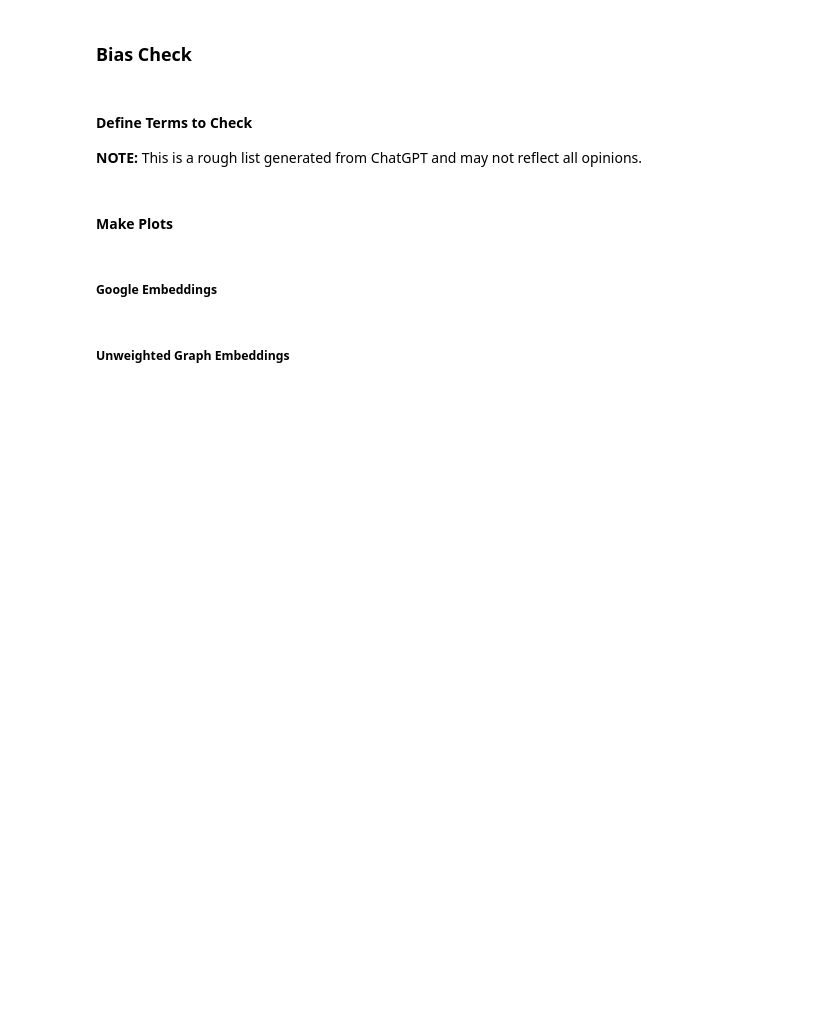
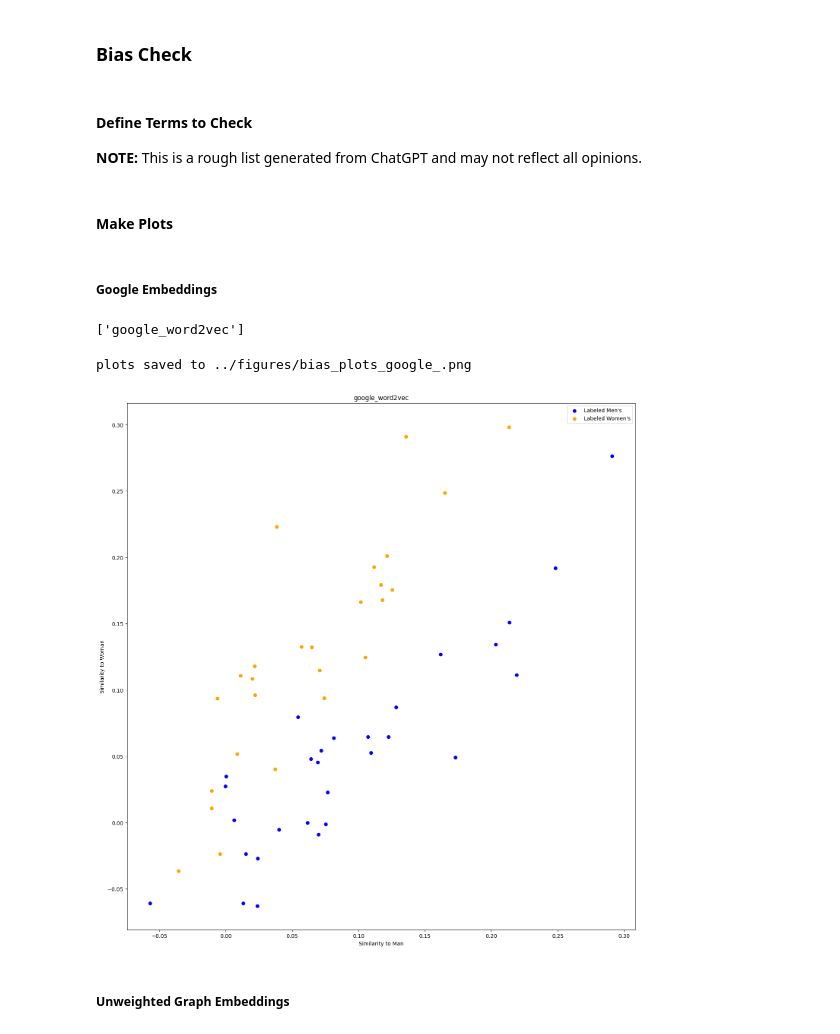
Before and after one commit to n-smith-byu/LING581-Natural-Language-Processing-BYU, a Jupyter notebook: src/GraphAndModelEvaluation.ipynb, the cells around one changed output. Saved outputs shown, nothing was run; the diff lists cells and outputs as text; code cells hidden in the pictures; blank space fills up the shorter version.

Commit message:
Ran Evalutaion Notebook and Produced Plots

```diff
--- a/src/GraphAndModelEvaluation.ipynb
+++ b/src/GraphAndModelEvaluation.ipynb
@@ -409,22 +531,22 @@ def calculate_plot_points(model_key):
 
     return mens_x, mens_y, womens_x, womens_y
 # %%
-def make_plots_grid(model_list: list[str], grid_width=2, plot_titles=plot_titles, file_name=None):
+def make_plots_grid(model_list: list[str], grid_width=2, file_name=None):
     num_plots = len(model_list)
     grid_height = num_plots // grid_width + (0 if num_plots % grid_width == 0 else 1)
-    fig, axs = plt.subplots(grid_height, grid_width, figsize=(18, 18))
+    fig, axs = plt.subplots(grid_height, grid_width, squeeze=False, figsize=(18, 18))
     i, j = (0, 0)
 
     for model_key in tqdm(model_list):
         mens_x, mens_y, womens_x, womens_y = calculate_plot_points(model_key)
 
-        ax = axs[i,j] if grid_height > 1 else axs[j]
+        ax = axs[i,j]
         ax.scatter(mens_x, mens_y, color='blue', label='Labeled Men\'s')
         ax.scatter(womens_x, womens_y, color='orange', label='Labeled Women\'s')
         ax.legend()
         ax.set_xlabel('Similarity to Man')
         ax.set_ylabel('Similarity to Woman')
-        ax.set_title(plot_titles[model_key])
+        ax.set_title(model_key)
         ax.set_aspect('equal', adjustable='box')
         j = (j + 1) % grid_width
         if j == 0:
@@ -432,7 +554,7 @@ def make_plots_grid(model_list: list[str], grid_width=2, plot_titles=plot_titles
 
 
     while (j % grid_width) != 0:
-        subplot = axs[i,j] if grid_height > 1 else axs[j]
+        subplot = axs[i,j]
         subplot.set_visible(False)
         j += 1
 
@@ -442,8 +564,11 @@ def make_plots_grid(model_list: list[str], grid_width=2, plot_titles=plot_titles
 
     plt.show()
 # %%
-def display_and_save_bias_plots(model_list: list[str], p='', q=''):
-    _model_list = [mk for mk in model_list if f'p{p}_q{q}_' in mk]
+def display_and_save_bias_plots(model_list: list[str], label='', p='', q=''):
+    if p or q:
+        _model_list = [mk for mk in model_list if f'p{p}_q{q}_' in mk]
+    else:
+        _model_list = model_list
     batches = []
     k = 0
     while k < len(_model_list):
@@ -453,14 +578,21 @@ def display_and_save_bias_plots(model_list: list[str], p='', q=''):
 
     for i, batch in enumerate(batches):
         print(batch)
-        group_label = f'p{p}_' if p != '' else ''
-        group_label += f'q{q}_' if q != '' else ''
-        make_plots_grid(model_list=batch, file_name=f'bias_plots_{group_label}batch{i}')
+        pq_label = f'_p{p}' if p != '' else ''
+        pq_label += f'_q{q}' if q != '' else ''
+        file_name=f"bias_plots_{label}_{pq_label}{f'_batch{i}' if len(batches) > 1 else ''}"
+        grid_width = 2 if len(_model_list) > 1 else 1
+        make_plots_grid(model_list=batch, grid_width=grid_width,
+                        file_name=file_name)
 # %% [markdown]
 ##### Google Embeddings
 # %%
 if INCLUDE_GOOGLE:
-    display_and_save_bias_plots(model_list=google_models)
+    display_and_save_bias_plots(model_list=google_models, label='google')
+# %% [output]
+['google_word2vec']
+plots saved to ../figures/bias_plots_google_.png
+[figure, added]
 # %% [markdown]
 ##### Unweighted Graph Embeddings
 # %%
```
Also changed, not shown: parts of 19 cells of this notebook, 11 other files.
